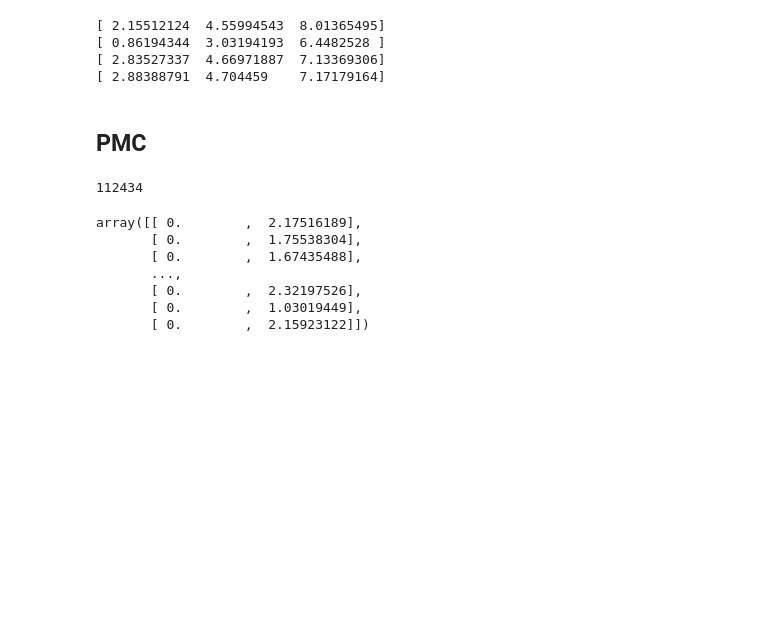
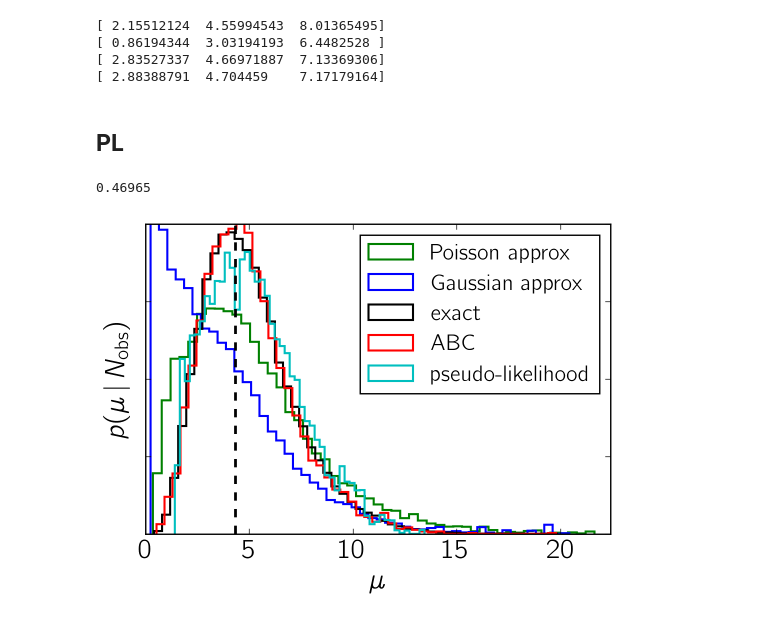
Before and after one commit to dfm/exoabc, a Jupyter notebook: abc-demo.ipynb, the cells around one changed output. Drawn from its saved outputs; the diff is of its cells as text; code cells hidden in the pictures; blank space fills up the shorter version.

```diff
--- a/abc-demo.ipynb
+++ b/abc-demo.ipynb
@@ -152,19 +154,30 @@ print(np.percentile(np.exp(chain_true), [16, 50, 84]))
 [ 2.83527337  4.66971887  7.13369306]
 [ 2.88388791  4.704459    7.17179164]
 # %% [markdown]
-## PMC
+## PL
-# %%
-# step 1
-chain_abc = run_abc(5000, 0.01)
-# %% [output]
-112434
-# %%
-chain_abc
-# %% [output]
-array([[ 0.        ,  2.17516189],
-       [ 0.        ,  1.75538304],
-       [ 0.        ,  1.67435488],
-       ...,
-       [ 0.        ,  2.32197526],
-       [ 0.        ,  1.03019449],
-       [ 0.        ,  2.15923122]])
+# %%
+def pseudo_likelihood(N_obs, eps, ln_mu, S=5):
+    N_sim = np.random.poisson(np.exp(float(ln_mu)), size=S)
+    r = N_sim / N_obs
+    dist = r - 1.0 - np.log(r)
+    return np.logaddexp.reduce(-0.5 * (dist / eps)**2)
+# %%
+pl_func = partial(pseudo_likelihood, N_obs, 0.01)
+chain_pl, acc = mh(pl_func, np.log([N_obs]), 20000)
+print(acc)
+# %% [output]
+0.46965
+# %%
+plt.hist(np.exp(chain_stupid_1), 50, histtype="step", color="g", lw=1.5, normed=True, label="Poisson approx")
+plt.hist(np.exp(chain_stupid_2), 50, histtype="step", color="b", lw=1.5, normed=True, label="Gaussian approx")
+plt.hist(np.exp(chain_true), 50, histtype="step", color="k", lw=1.5, normed=True, label="exact")
+plt.hist(np.exp(chain_abc[:, 1]), 50, histtype="step", color="r", lw=1.5, normed=True, label="ABC")
+plt.hist(np.exp(chain_pl), 50, histtype="step", color="c", lw=1.5, normed=True, label="pseudo-likelihood")
+plt.gca().set_yticklabels([])
+plt.xlabel("$\mu$")
+plt.ylabel("$p(\mu\,|\,N_\mathrm{obs})$")
+plt.xlim(0, np.exp(prior_range[1]))
+plt.gca().axvline(true_rate, lw=2, color="k", ls="dashed")
+plt.legend(fontsize=16);
+# %% [output]
+[figure, added]
```
Also changed, not shown: parts of 1 cell of this notebook, 2 other files.
